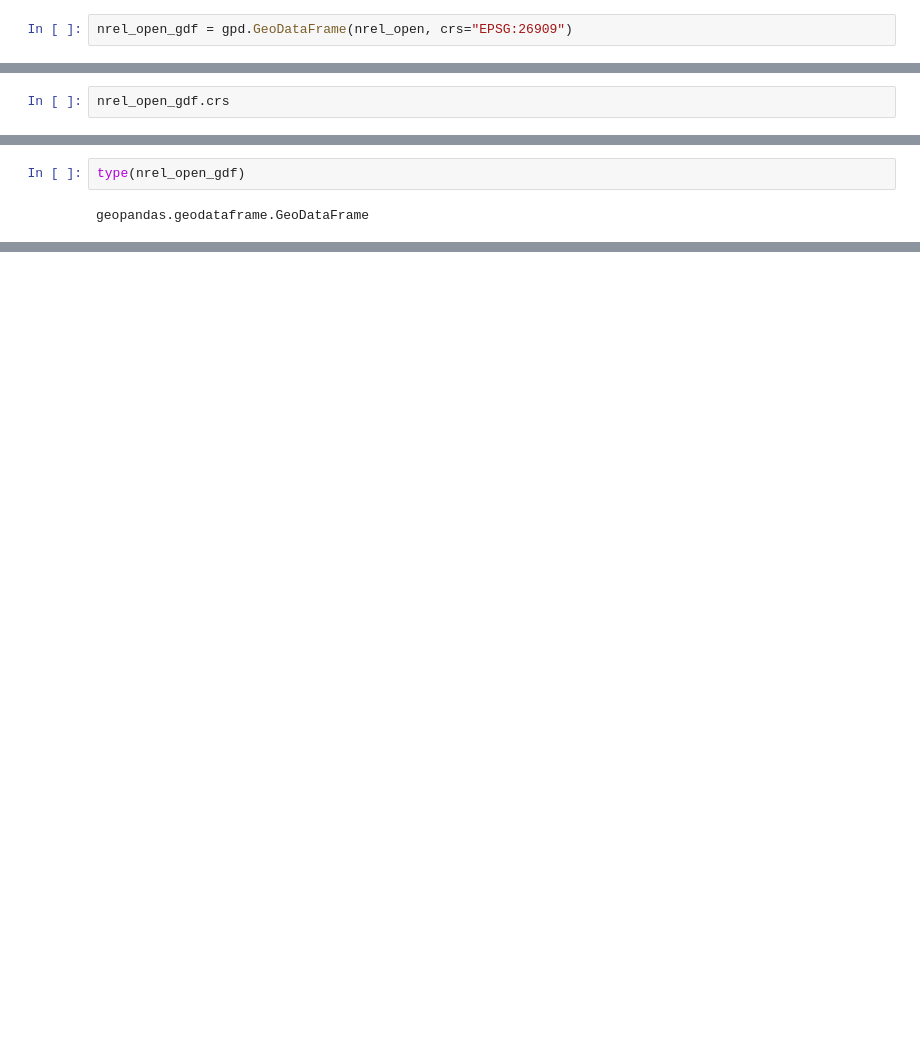
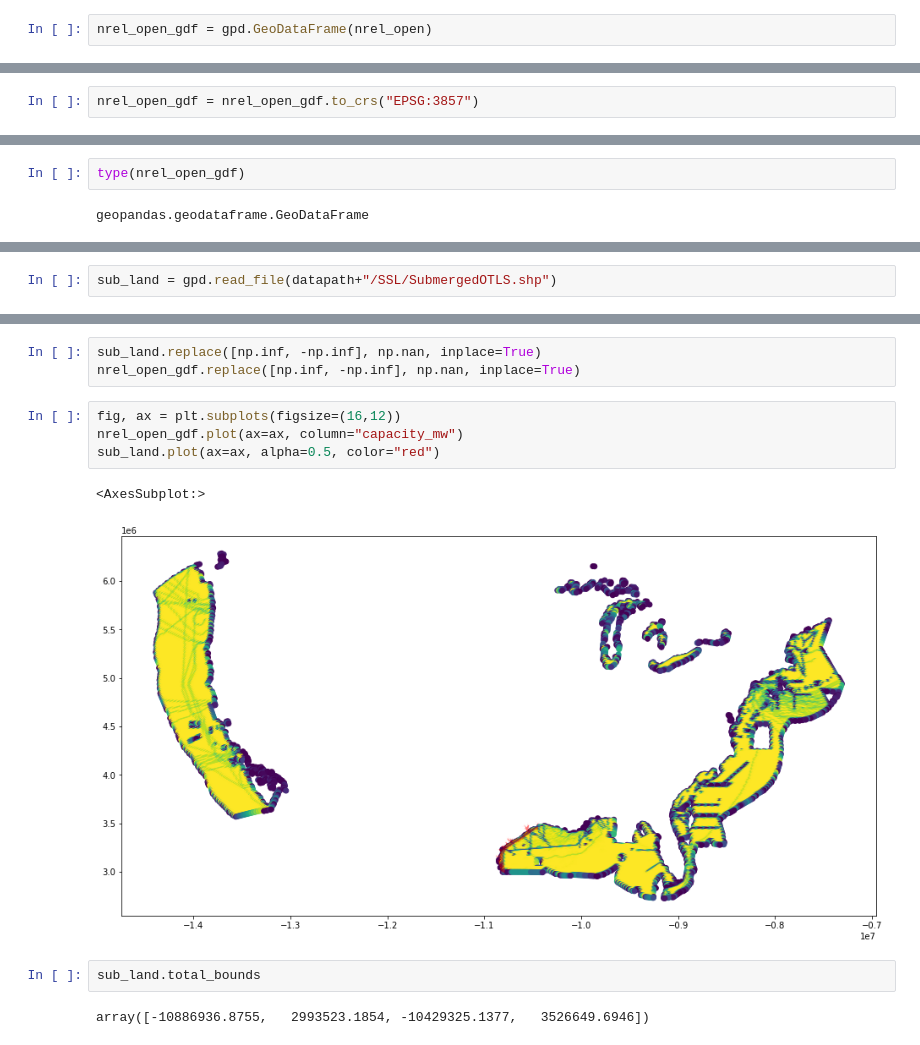
Before and after one commit to thomasmortiz/geospatial, a Jupyter notebook: TexasWindPower.ipynb, the cells around one changed output, grey strips where cells are left out. Drawn from its saved outputs; the diff is of its cells as text; blank space fills up the shorter version.

```diff
--- a/TexasWindPower.ipynb
+++ b/TexasWindPower.ipynb
@@ -96,4 +101,4 @@ dtype: geometry
 # %%
 nrel_open["geometry"] = nrel_open_geom
 # %%
-nrel_open_gdf = gpd.GeoDataFrame(nrel_open, crs="EPSG:26909")
+nrel_open_gdf = gpd.GeoDataFrame(nrel_open)
@@ -107,4 +126,4 @@ nrel_open_gdf.head()
 | 3 | 3 | 48.993 | -122.948 | 8.0919 | 43.005421 | 0.239673 | 6.218549 | ... |
 | 4 | 4 | 48.855 | -123.199 | 0.1701 | 0.904018 | 0.273975 | 6.630000 | ... |
 # %%
-nrel_open_gdf.crs
+nrel_open_gdf = nrel_open_gdf.to_crs("EPSG:3857")
@@ -131,0 +156,2 @@ nrel_open_gdf.plot()
+# %%
+sub_land = gpd.read_file(datapath+"/SSL/SubmergedOTLS.shp")
@@ -131,0 +175,14 @@ nrel_open_gdf.plot()
+# %%
+sub_land.replace([np.inf, -np.inf], np.nan, inplace=True)
+nrel_open_gdf.replace([np.inf, -np.inf], np.nan, inplace=True)
+# %%
+fig, ax = plt.subplots(figsize=(16,12))
+nrel_open_gdf.plot(ax=ax, column="capacity_mw")
+sub_land.plot(ax=ax, alpha=0.5, color="red")
+# %% [output]
+<AxesSubplot:>
+[figure, added]
+# %%
+sub_land.total_bounds
+# %% [output]
+array([-10886936.8755,   2993523.1854, -10429325.1377,   3526649.6946])
```
Also changed, not shown: parts of 14 cells of this notebook.
